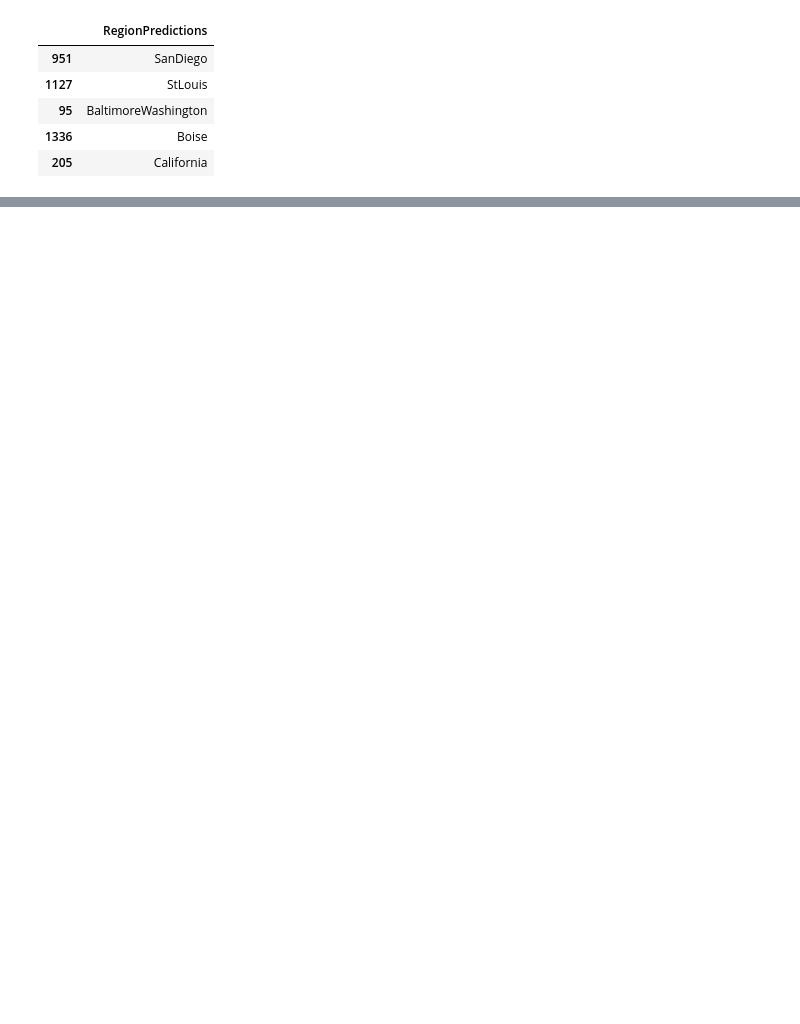
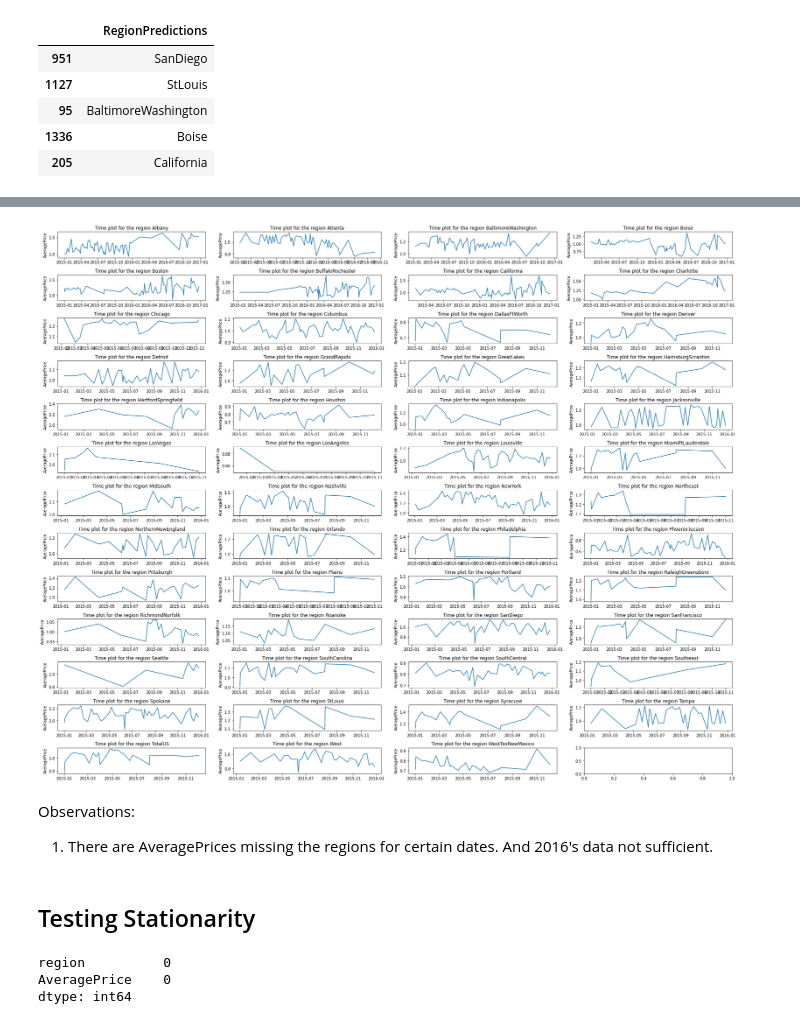
Before and after one commit to moncykurien/evaluation_projects, a Jupyter notebook: Project3_Avacado.ipynb, the cells around one changed output, grey strips where cells are left out. Saved outputs shown, nothing was run; the diff lists cells and outputs as text; code cells hidden in the pictures; blank space fills up the shorter version.

```diff
--- a/Project3_Avacado.ipynb
+++ b/Project3_Avacado.ipynb
@@ -317,6 +281,8 @@ df.head()
 | 2 | 13-12-2015 | 0.93 | 118220.22 | 794.70 | 109149.67 | 130.50 | 8145.35 | 8042.21 | 103.14 | ... |
 | 3 | 06-12-2015 | 1.08 | 78992.15 | 1132.00 | 71976.41 | 72.58 | 5811.16 | 5677.40 | 133.76 | ... |
 | 4 | 29-11-2015 | 1.28 | 51039.60 | 941.48 | 43838.39 | 75.78 | 6183.95 | 5986.26 | 197.69 | ... |
+# %%
+df['month_year'] = pd.to_datetime(df['month_year'])
 # %%
 df['Date'] = pd.to_datetime(df['Date'])
 # %% [markdown]
@@ -1523,0 +1497,3 @@ cls_test_predictions.to_csv('./data/AvacadoRegionPredictions.csv', sep =',')
+# %%
+time_df=data.loc[:1516,['Date','region','AveragePrice']].copy()
+time_df.head()
@@ -1523,0 +1513,2 @@ cls_test_predictions.to_csv('./data/AvacadoRegionPredictions.csv', sep =',')
+# %%
+time_df['Date'] = pd.to_datetime(time_df['Date'])
@@ -1523,0 +1547,2 @@ cls_test_predictions.to_csv('./data/AvacadoRegionPredictions.csv', sep =',')
+# %%
+time_df.set_index('Date', inplace=True)
@@ -1523,0 +1574,23 @@ cls_test_predictions.to_csv('./data/AvacadoRegionPredictions.csv', sep =',')
+# %%
+f,ax = plt.subplots(13,4,figsize=(25,20))
+f.tight_layout()
+i,j = 0,0
+
+for region in time_df['region'].unique():
+  g = sns.lineplot(x=time_df[time_df['region']== region]['AveragePrice'].index,y=time_df[time_df['region']== region]['AveragePrice'], ax= ax[i,j])
+  g.set(xlabel=None)
+  g.set_xtickslabel=None
+  ax[i,j].set_title(f'Time plot for the region {region}')
+  plt.tight_layout()
+
+  j+=1
+  if j%4 == 0:
+    i+=1
+    j=0
+# %% [output]
+[figure, added]
+# %% [markdown]
+Observations:
+1. There are AveragePrices missing the regions for certain dates. And 2016's data not sufficient.
+# %% [markdown]
+## Testing Stationarity
@@ -1523,0 +1599,6 @@ cls_test_predictions.to_csv('./data/AvacadoRegionPredictions.csv', sep =',')
+# %%
+time_df.isnull().sum()
+# %% [output]
+region          0
+AveragePrice    0
+dtype: int64
```
Also changed, not shown: parts of 91 cells of this notebook.
